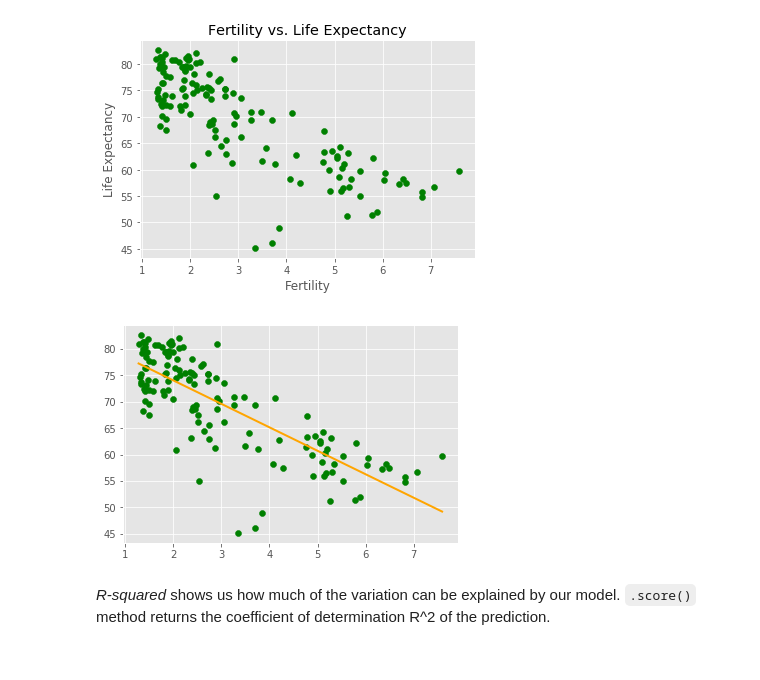
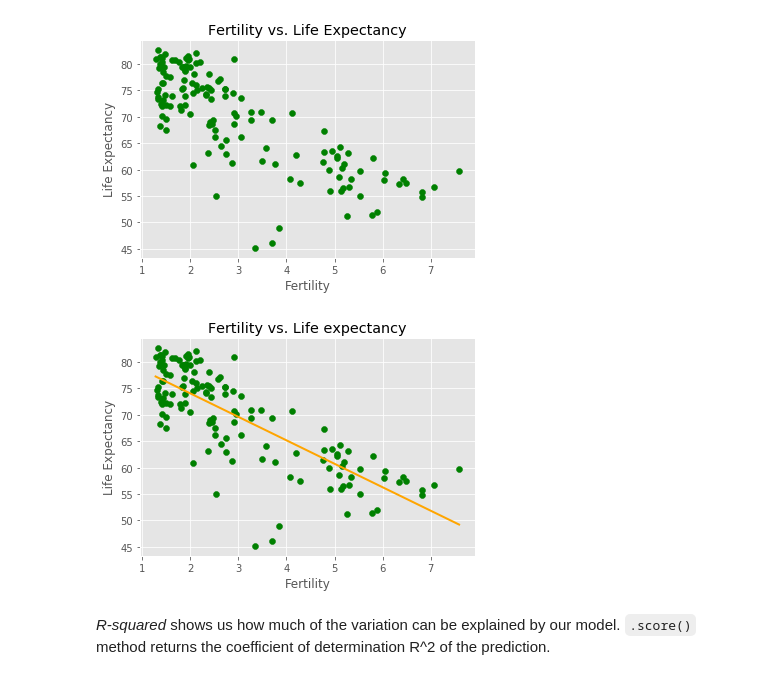
Before and after one commit to kaymal/Machine-Learning-with-Python, a Jupyter notebook: Supervised Learning-Regression.ipynb, the cells around one changed output. Saved outputs shown, nothing was run; the diff lists cells and outputs as text; code cells hidden in the pictures.

```diff
--- a/Supervised Learning-Regression.ipynb
+++ b/Supervised Learning-Regression.ipynb
@@ -138,10 +186,20 @@ reg.fit(X_fertility, y)
 y_pred = reg.predict(prediction_space)
 # %%
+# Scatter plot
 plt.scatter(X_fertility, y, color='green')
+
+# Plot Regression line
 plt.plot(prediction_space, y_pred, color='orange', linewidth=2)
+
+# Title and labels
+plt.title('Fertility vs. Life expectancy')
+plt.xlabel('Fertility')
+plt.ylabel('Life Expectancy')
+
+# Show the plot
 plt.show()
 # %% [output]
-[figure, old version]
+[figure, new version]
 # %% [markdown]
 *R-squared* shows us how much of the variation can be explained by our model.  `.score()` method returns the coefficient of determination R^2 of the prediction.
 # %%
```
Also changed, not shown: parts of 44 cells of this notebook.
